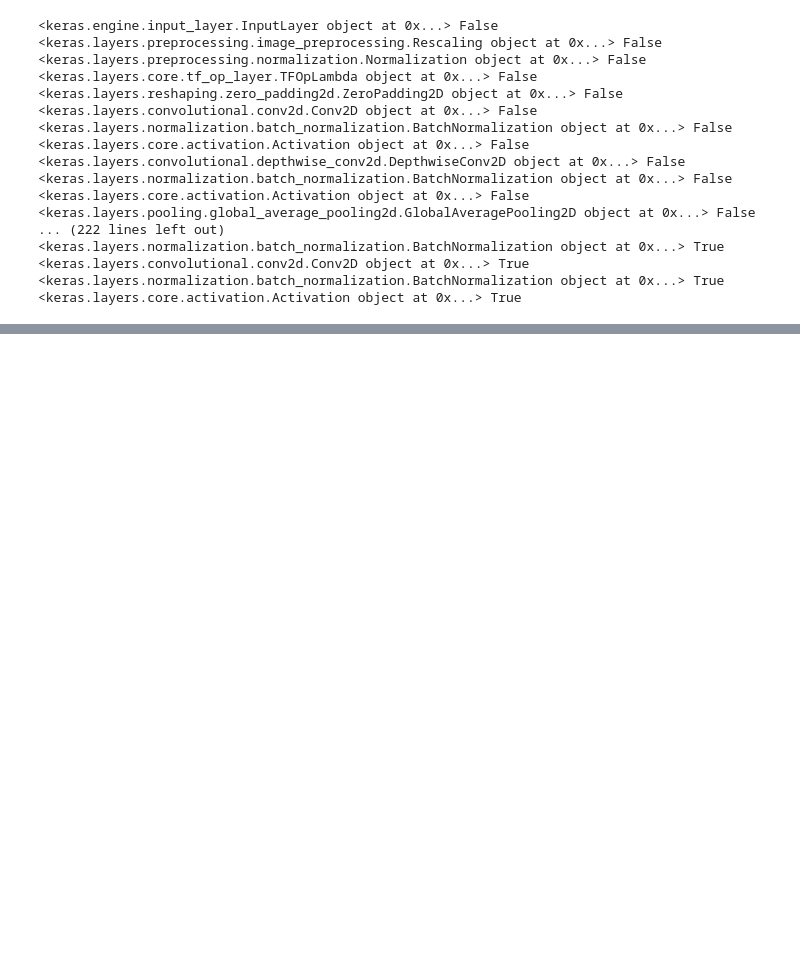
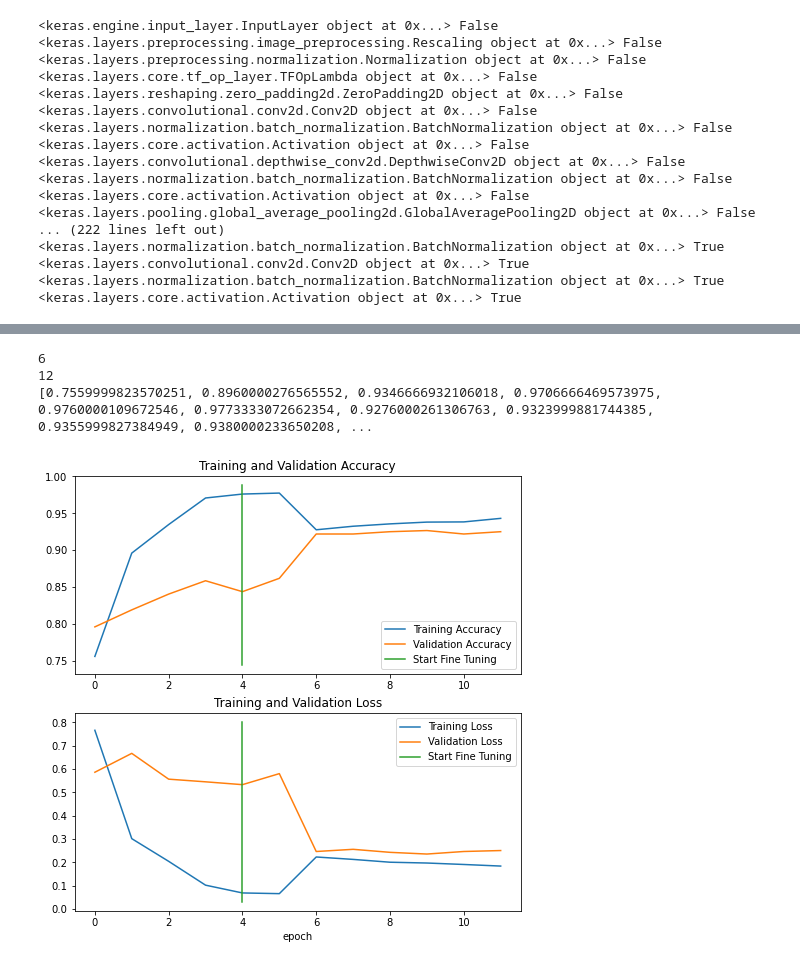
Before and after one commit to kingchan818/MachineLearning, a Jupyter notebook: tensorflow/transfer-learning/FineTuning/lecture.ipynb, the cells around one changed output, grey strips where cells are left out. Cells and saved outputs as stored; diff of their text form; code cells hidden in the pictures; blank space fills up the shorter version.

```diff
--- a/tensorflow/transfer-learning/FineTuning/lecture.ipynb
+++ b/tensorflow/transfer-learning/FineTuning/lecture.ipynb
@@ -710,0 +796,50 @@ result_10_percent_data_aug
+# %%
+def compare_historys(original_history, new_history, initial_epochs=5):
+    """
+    Compares two model history objects.
+    """
+    # Get original history measurements
+    acc = original_history.history["accuracy"]
+    loss = original_history.history["loss"]
+
+    print(len(acc))
+
+    val_acc = original_history.history["val_accuracy"]
+    val_loss = original_history.history["val_loss"]
+
+    # Combine original history with new history
+    total_acc = acc + new_history.history["accuracy"]
+    total_loss = loss + new_history.history["loss"]
+
+    total_val_acc = val_acc + new_history.history["val_accuracy"]
+    total_val_loss = val_loss + new_history.history["val_loss"]
+
+    print(len(total_acc))
+    print(total_acc)
+
+    # Make plots
+    plt.figure(figsize=(8, 8))
+    plt.subplot(2, 1, 1)
+    plt.plot(total_acc, label='Training Accuracy')
+    plt.plot(total_val_acc, label='Validation Accuracy')
+    plt.plot([initial_epochs-1, initial_epochs-1],
+              plt.ylim(), label='Start Fine Tuning') # reshift plot around epochs
+    plt.legend(loc='lower right')
+    plt.title('Training and Validation Accuracy')
+
+    plt.subplot(2, 1, 2)
+    plt.plot(total_loss, label='Training Loss')
+    plt.plot(total_val_loss, label='Validation Loss')
+    plt.plot([initial_epochs-1, initial_epochs-1],
+              plt.ylim(), label='Start Fine Tuning') # reshift plot around epochs
+    plt.legend(loc='upper right')
+    plt.title('Training and Validation Loss')
+    plt.xlabel('epoch')
+    plt.show()
+# %%
+compare_historys(hist_fine_10_percent,model_4_hist)
+# %% [output]
+6
+12
+[0.7559999823570251, 0.8960000276565552, 0.9346666932106018, 0.9706666469573975, 0.9760000109672546, 0.9773333072662354, 0.9276000261306763, 0.9323999881744385, 0.9355999827384949, 0.9380000233650208, ...
+[figure, added]
```
Also changed, not shown: parts of 50 cells of this notebook, 1 other file.
